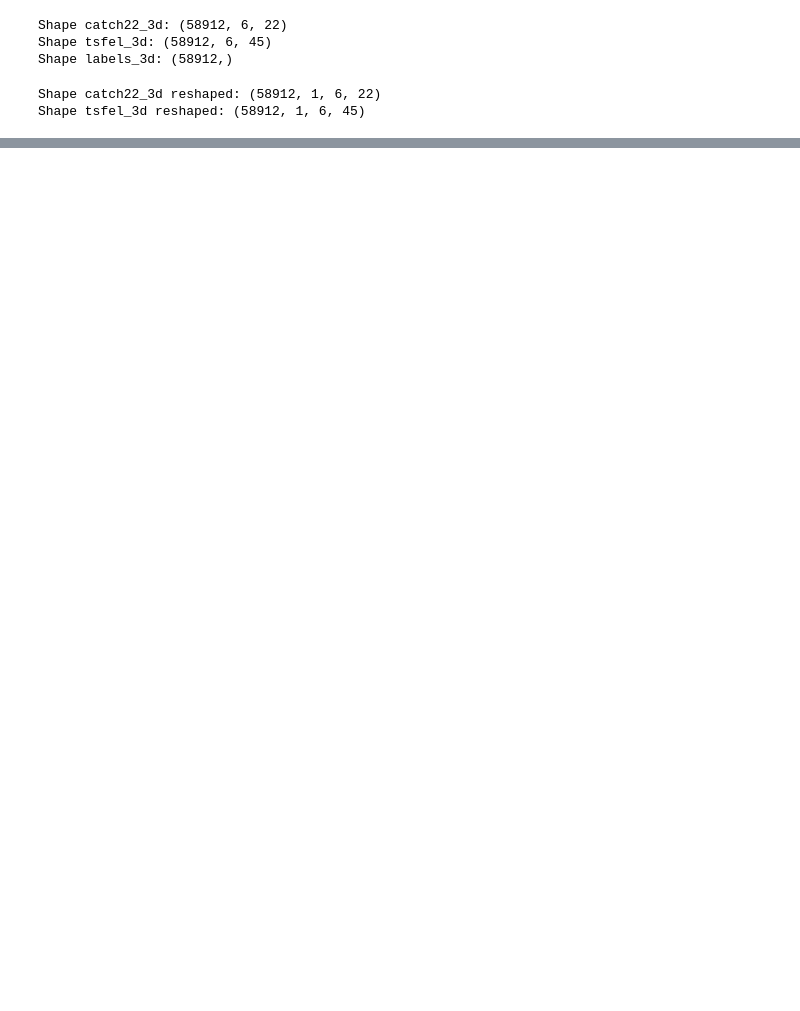
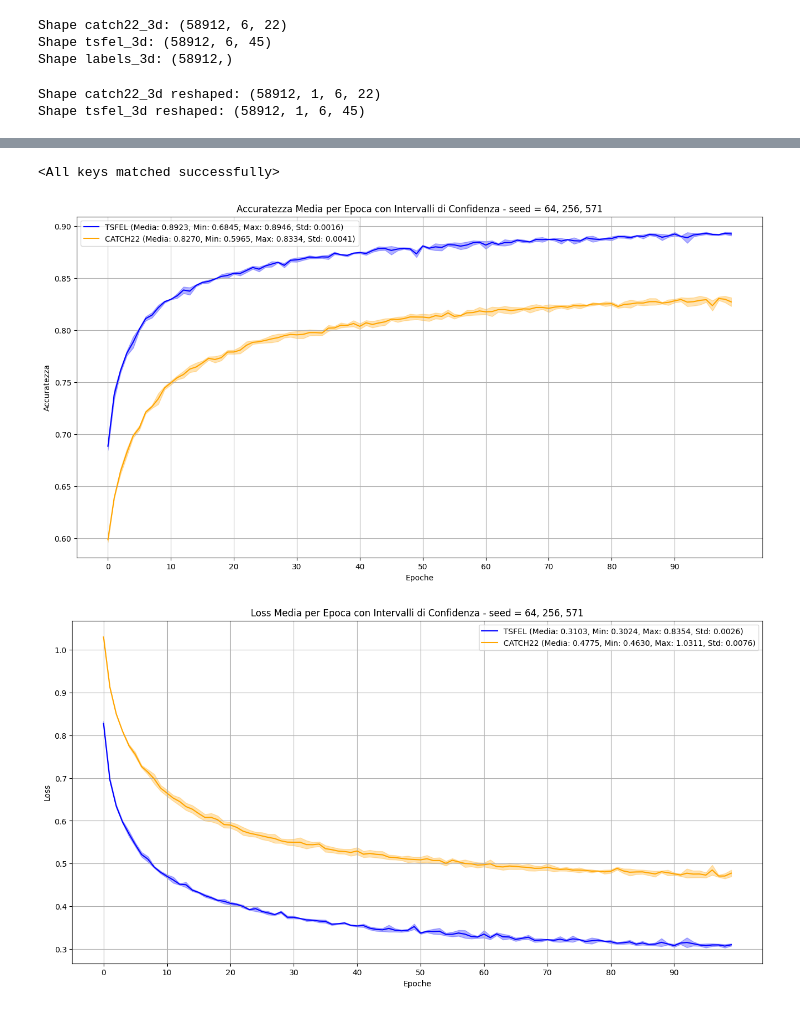
Before and after one commit to MarzioDellaBosca/AI-HAR-Applications, a Jupyter notebook: ProgettoApplicazioniIA.ipynb, the cells around one changed output, grey strips where cells are left out. Drawn from its saved outputs; the diff is of its cells as text; code cells hidden in the pictures; blank space fills up the shorter version.

```diff
--- a/ProgettoApplicazioniIA.ipynb
+++ b/ProgettoApplicazioniIA.ipynb
@@ -733,14 +788,14 @@ execution_catch22_times = []
 for seed in seeds:
     print(f"Seed: {seed}")
 
-    model_tsfel = SimpleCNN2D(channels=tsfel_3d.shape[1], features=tsfel_3d.shape[2], num_classes=6)
-    model_catch22 = SimpleCNN2D(channels=catch22_3d.shape[1], features=catch22_3d.shape[2], num_classes=6)
+    model_tsfel = SimpleCNN2D(channels=tsfel_3d.shape[2], features=tsfel_3d.shape[3], num_classes=6)
+    model_catch22 = SimpleCNN2D(channels=catch22_3d.shape[2], features=catch22_3d.shape[3], num_classes=6)
 
     train_loader_tsfel, val_loader_tsfel = loaders_maker(tsfel_3d, y_3d, batch_size, seed)
     optimizer = optim.Adam(model_tsfel.parameters(), lr=lr)
 
     startT = time.time()
-    acc_vec_tsfel, loss_vec_tsfel = train_model(model_tsfel.to(device), train_loader_tsfel, val_loader_tsfel, criterion, optimizer, n_epoche)
+    acc_vec_tsfel, loss_vec_tsfel, cnn_tsfel_2 = train_model(model_tsfel.to(device), train_loader_tsfel, val_loader_tsfel, criterion, optimizer, n_epoche)
     execution_tsfel_times.append(time.time() - startT)
 
     acc_tsfel.append(acc_vec_tsfel)
@@ -750,7 +805,7 @@ for seed in seeds:
     optimizer = optim.Adam(model_catch22.parameters(), lr=lr)
 
     startT = time.time()
-    acc_vec_catch22, loss_vec_catch22 = train_model(model_catch22.to(device), train_loader_catch22, val_loader_catch22, criterion, optimizer, n_epoche)
+    acc_vec_catch22, loss_vec_catch22, cnn_catch22_2 = train_model(model_catch22.to(device), train_loader_catch22, val_loader_catch22, criterion, optimizer, n_epoche)
     execution_catch22_times.append(time.time() - startT)
 
     acc_catch22.append(acc_vec_catch22)
@@ -762,0 +912,35 @@ plot_results(acc_tsfel, acc_catch22, loss_tsfel, loss_catch22, n_epoche)
+# %%
+acc_tsfel = []
+acc_catch22 = []
+
+loss_tsfel = []
+loss_catch22 = []
+
+execution_tsfel_times = []
+execution_catch22_times = []
+
+for seed in seeds:
+    print(f"Seed: {seed}")
+
+    model_tsfel = SimpleCNN2D(channels=tsfel_3d_bal.shape[2], features=tsfel_3d_bal.shape[3], num_classes=6)
+    model_catch22 = SimpleCNN2D(channels=catch22_3d_bal.shape[2], features=catch22_3d_bal.shape[3], num_classes=6)
+
+    train_loader_tsfel, val_loader_tsfel = loaders_maker(tsfel_3d_bal, y_bal, batch_size, seed)
+    optimizer = optim.Adam(model_tsfel.parameters(), lr=lr)
+
+    startT = time.time()
+    acc_vec_tsfel, loss_vec_tsfel, cnn_tsfel_2_bal = train_model(model_tsfel.to(device), train_loader_tsfel, val_loader_tsfel, criterion, optimizer, n_epoche)
+    execution_tsfel_times.append(time.time() - startT)
+
+    acc_tsfel.append(acc_vec_tsfel)
+    loss_tsfel.append(loss_vec_tsfel)
+
+    train_loader_catch22, val_loader_catch22 = loaders_maker(catch22_3d_bal, y_bal, batch_size, seed)
+    optimizer = optim.Adam(model_catch22.parameters(), lr=lr)
+
+    startT = time.time()
+    acc_vec_catch22, loss_vec_catch22, cnn_catch22_2_bal = train_model(model_catch22.to(device), train_loader_catch22, val_loader_catch22, criterion, optimizer, n_epoche)
+    execution_catch22_times.append(time.time() - startT)
+
+    acc_catch22.append(acc_vec_catch22)
+    loss_catch22.append(loss_vec_catch22)
@@ -762,0 +1022,12 @@ plot_results(acc_tsfel, acc_catch22, loss_tsfel, loss_catch22, n_epoche)
+# %%
+cnn_tsfel_2_bal = SimpleCNN2D(channels=tsfel_3d_bal.shape[2], features=tsfel_3d_bal.shape[3], num_classes=6)
+cnn_catch22_2_bal = SimpleCNN2D(channels=catch22_3d_bal.shape[2], features=catch22_3d_bal.shape[3], num_classes=6)
+cnn_tsfel_2_bal.load_state_dict(torch.load("cnn_tsfel_2_bal.pth"))
+cnn_catch22_2_bal.load_state_dict(torch.load("cnn_catch22_2_bal.pth"))
+# %% [output]
+<All keys matched successfully>
+# %%
+plot_results(acc_tsfel, acc_catch22, loss_tsfel, loss_catch22, n_epoche)
+# %% [output]
+[figure, added]
+[figure, added]
```
Also changed, not shown: parts of 26 cells of this notebook, 3 other files.
